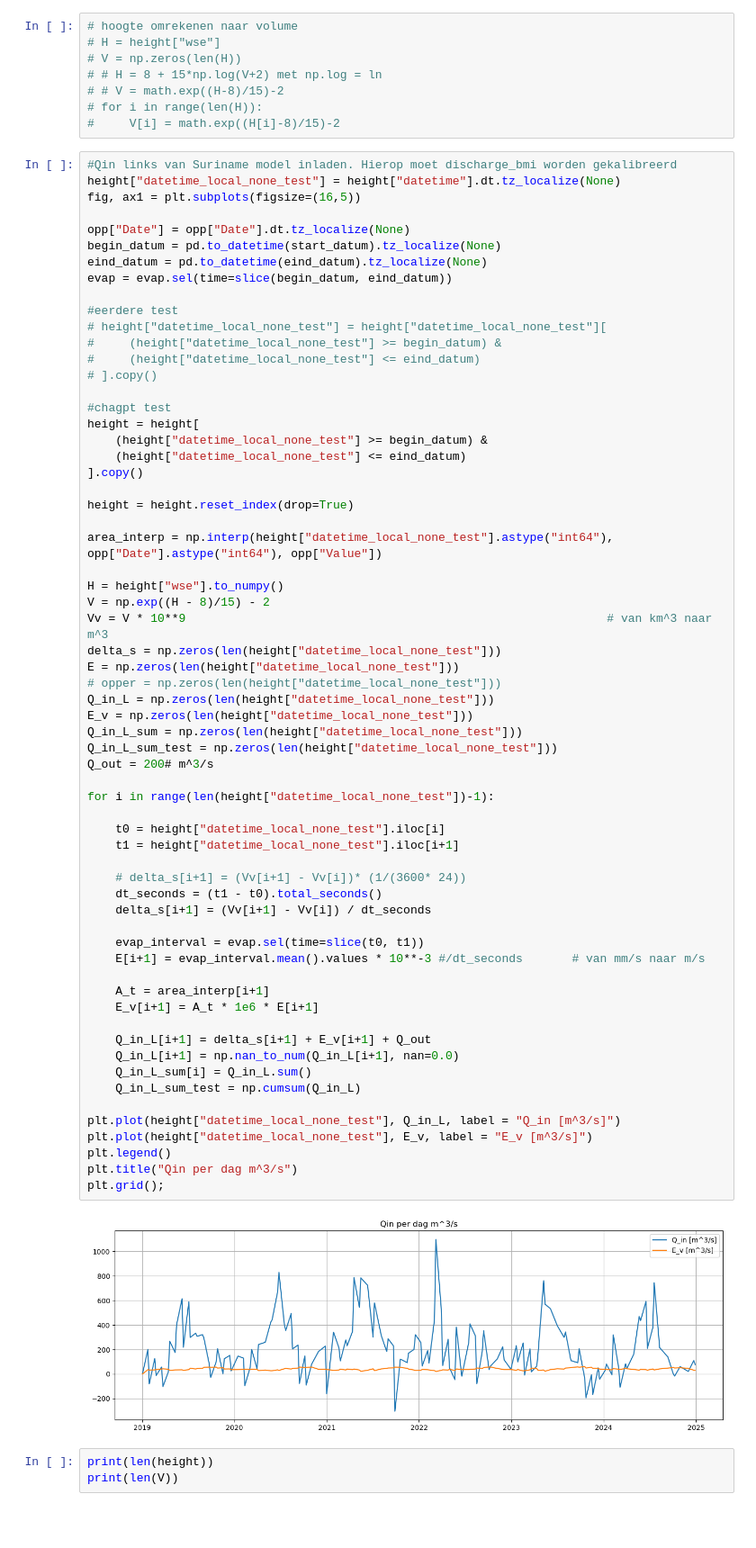
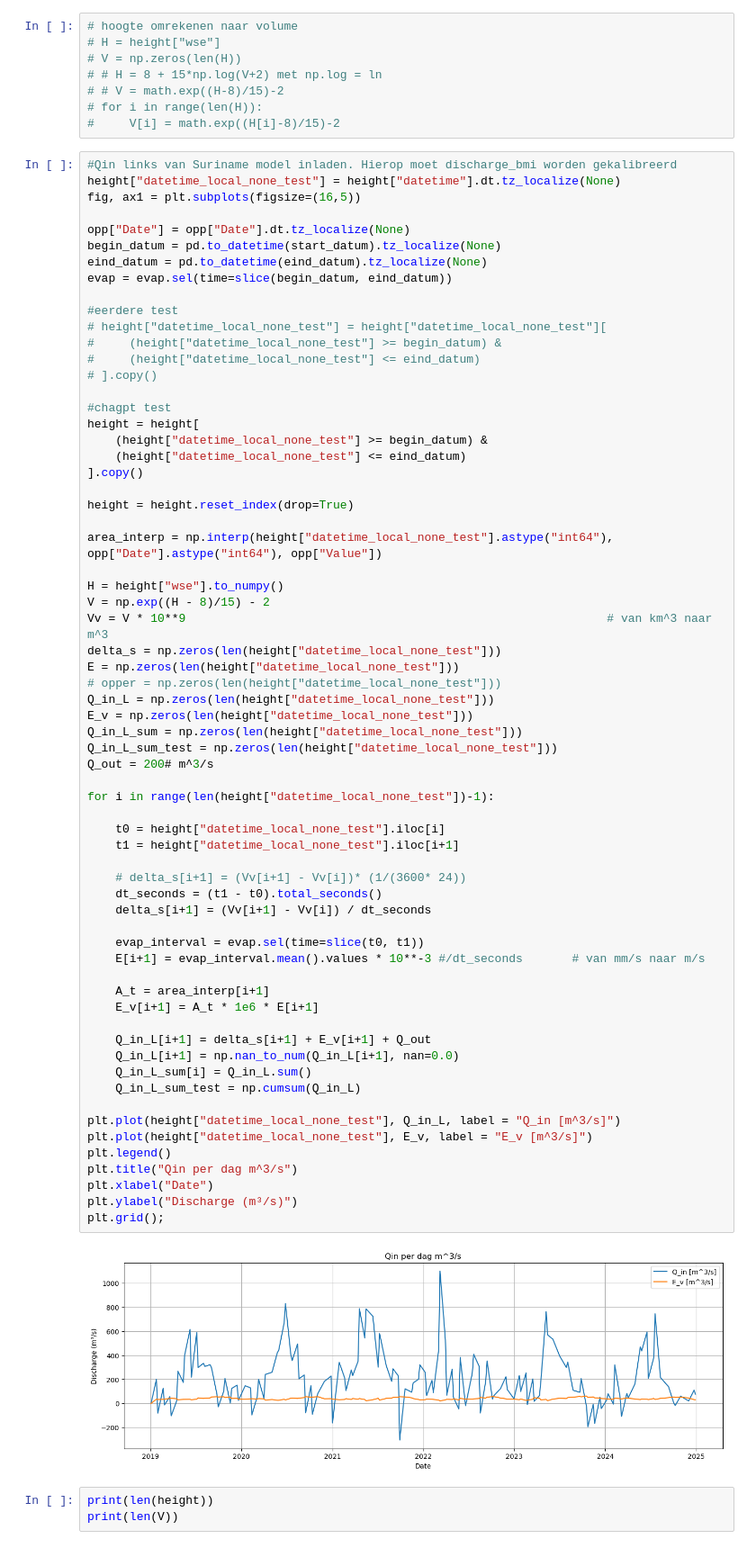
Before and after one commit to eWaterCycle/projects, a Jupyter notebook: Suriname_Model/Suriname_calibration.ipynb, the cells around one changed output. Shown at 90% size. Cells and saved outputs as stored; diff of their text form; blank space fills up the shorter version.

```diff
--- a/Suriname_Model/Suriname_calibration.ipynb
+++ b/Suriname_Model/Suriname_calibration.ipynb
@@ -156,34 +156,36 @@ E_v = np.zeros(len(height["datetime_local_none_test"]))
 Q_in_L_sum = np.zeros(len(height["datetime_local_none_test"]))
 Q_in_L_sum_test = np.zeros(len(height["datetime_local_none_test"]))
 Q_out = 200# m^3/s
 
 for i in range(len(height["datetime_local_none_test"])-1):
 
     t0 = height["datetime_local_none_test"].iloc[i]
     t1 = height["datetime_local_none_test"].iloc[i+1]
 
     # delta_s[i+1] = (Vv[i+1] - Vv[i])* (1/(3600* 24))
     dt_seconds = (t1 - t0).total_seconds()
     delta_s[i+1] = (Vv[i+1] - Vv[i]) / dt_seconds
 
     evap_interval = evap.sel(time=slice(t0, t1))
     E[i+1] = evap_interval.mean().values * 10**-3 #/dt_seconds       # van mm/s naar m/s
 
     A_t = area_interp[i+1]
     E_v[i+1] = A_t * 1e6 * E[i+1]
 
     Q_in_L[i+1] = delta_s[i+1] + E_v[i+1] + Q_out
     Q_in_L[i+1] = np.nan_to_num(Q_in_L[i+1], nan=0.0)
     Q_in_L_sum[i] = Q_in_L.sum()
     Q_in_L_sum_test = np.cumsum(Q_in_L)
 
 plt.plot(height["datetime_local_none_test"], Q_in_L, label = "Q_in [m^3/s]")
 plt.plot(height["datetime_local_none_test"], E_v, label = "E_v [m^3/s]")
 plt.legend()
 plt.title("Qin per dag m^3/s")
+plt.xlabel("Date")
+plt.ylabel("Discharge (m³/s)")
 plt.grid();
 # %% [output]
-[figure, old version]
+[figure, new version]
 # %%
 print(len(height))
 print(len(V))
```
Also changed, not shown: parts of 5 cells of this notebook, 1 other file.
